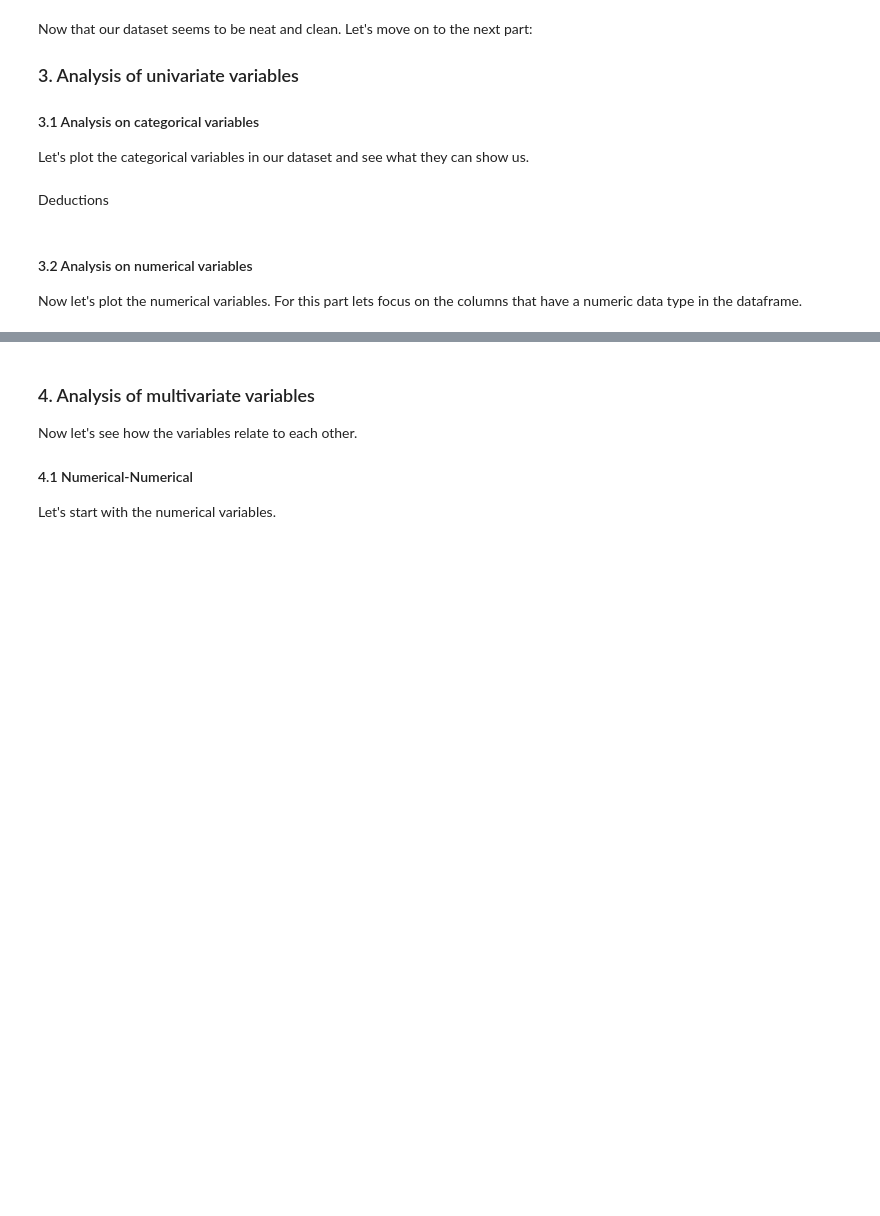
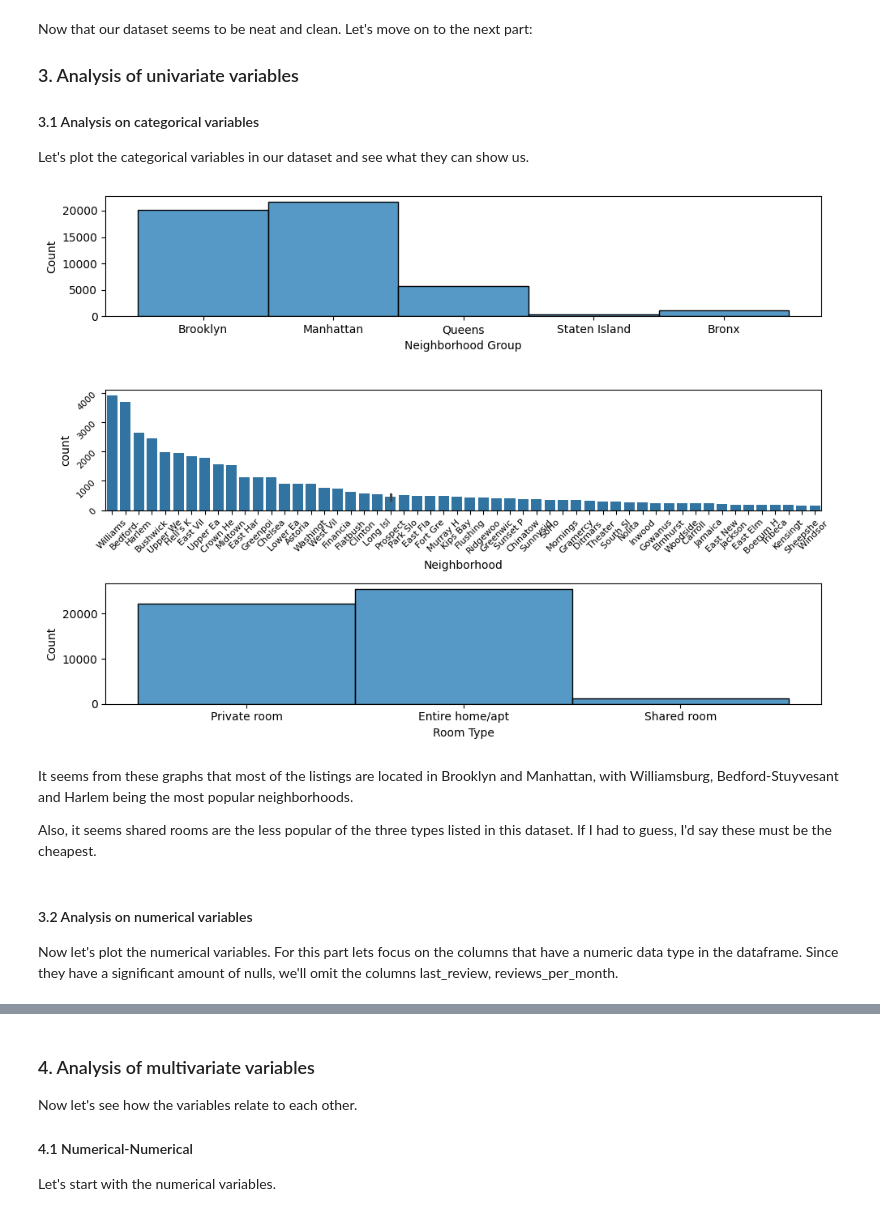
Before and after one commit to ElGuayaba/machine-learning-python-template, a Jupyter notebook: src/explore.ipynb, the cells around one changed output, grey strips where cells are left out. Saved outputs shown, nothing was run; the diff lists cells and outputs as text; code cells hidden in the pictures; blank space fills up the shorter version.

```diff
--- a/src/explore.ipynb
+++ b/src/explore.ipynb
@@ -11,6 +11,6 @@ We'll be analysing a dataset containing Airbnb's listings for the city of New Yo
 import pandas as pd
 
 # import dataset
-total_data = pd.read_csv("localhost")
+abnb_data = pd.read_csv("https://raw.githubusercontent.com/4GeeksAcademy/data-preprocessing-project-tutorial/main/AB_NYC_2019.csv")
 
-total_data.head()
+abnb_data.head()
@@ -35,4 +64,4 @@ Deductions
 # %%
-total_data.drop(['id'], axis=1, inplace=True)
-total_data.info()
-total_data.head()
+abnb_data.drop(['id', 'host_id'], axis=1, inplace=True)
+abnb_data.info()
+abnb_data.head()
@@ -45,34 +98,38 @@ Let's plot the categorical variables in our dataset and see what they can show u
 # %%
 import matplotlib.pyplot as plt
 import seaborn as sns
 
 # group by neighborhoods
-abnb_data_neighborhoods = total_data.groupby(['neighbourhood'])['name'].count().reset_index(name='count').sort_values(['count'], ascending=False)
+abnb_data_neighborhoods = abnb_data.groupby(['neighbourhood'])['name'].count().reset_index(name='count').sort_values(['count'], ascending=False)
 # reindex
 abnb_data_neighborhoods = abnb_data_neighborhoods.reset_index(drop=True)
 # get top quarter
 abnb_data_neighborhoods = abnb_data_neighborhoods[0:len(abnb_data_neighborhoods)//4]
 # truncate labels
 abnb_data_neighborhoods['neighbourhood'] = abnb_data_neighborhoods['neighbourhood'].apply(lambda x: x[:8])
 
 fig, axs = plt.subplots(3, figsize = (10, 7))
 
 # Create a multiple histogram
-sns.histplot(ax = axs[0], data = total_data, x = "neighbourhood_group").set(xlabel = 'Neighborhood Group')
+sns.histplot(ax = axs[0], data = abnb_data, x = "neighbourhood_group").set(xlabel = 'Neighborhood Group')
 sns.barplot(ax = axs[1],data=abnb_data_neighborhoods, x = "neighbourhood", y = abnb_data_neighborhoods['count']).set(xlabel = 'Neighborhood')
 axs[1].tick_params(labelrotation=45, labelsize=8)
-sns.histplot(ax = axs[2], data = total_data, x = "room_type").set(xlabel = 'Room Type')
+sns.histplot(ax = axs[2], data = abnb_data, x = "room_type").set(xlabel = 'Room Type')
 
 # Adjust the layout
 plt.tight_layout()
 
 # Show the plot
 plt.show()
+# %% [output]
+[figure, added]
-# %% [markdown]
-Deductions
+# %% [markdown]
+It seems from these graphs that most of the listings are located in Brooklyn and Manhattan, with Williamsburg, Bedford-Stuyvesant and Harlem being the most popular neighborhoods.
+
+Also, it seems shared rooms are the less popular of the three types listed in this dataset. If I had to guess, I'd say these must be the cheapest.
 # %% [markdown]
 #### 3.2 Analysis on numerical variables
-Now let's plot the numerical variables. For this part lets focus on the columns that have a numeric data type in the dataframe.
+Now let's plot the numerical variables. For this part lets focus on the columns that have a numeric data type in the dataframe. Since they have a significant amount of nulls, we'll omit the columns last_review, reviews_per_month.
 # %%
 #abnb_data.info()
 
```
Also changed, not shown: parts of 69 cells of this notebook, 1 other file.
